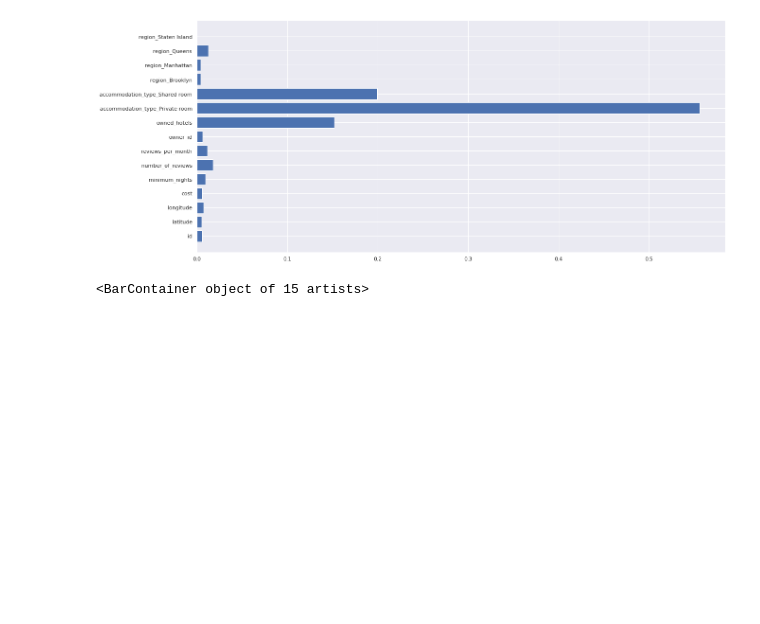
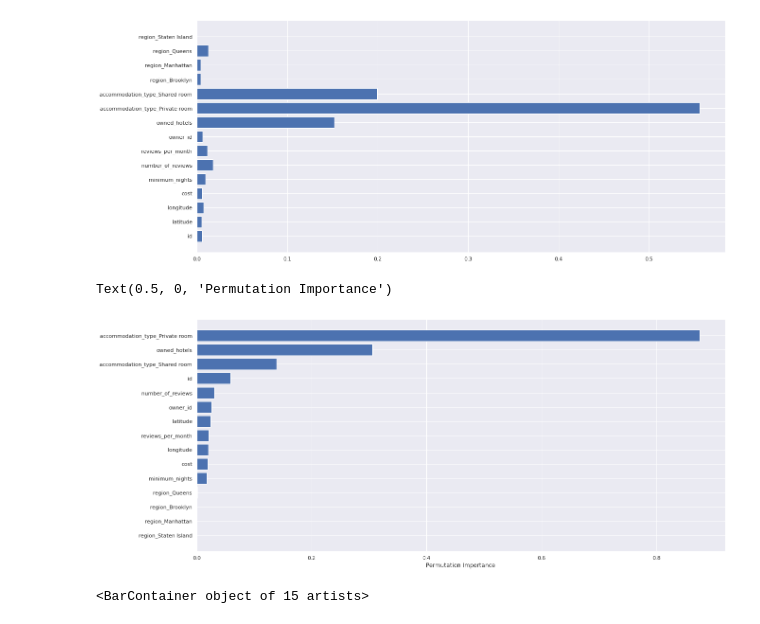
Before and after one commit to MykolaPinchuk/Kaggle, a Jupyter notebook: Projects/hackerrank-ml-test-availability-1.ipynb, the cells around one changed output. Cells and saved outputs as stored; diff of their text form; code cells hidden in the pictures; blank space fills up the shorter version.

Commit message:
Kaggle Notebook | HackerRank_ML_test_1 | Version 3

```diff
--- a/Projects/hackerrank-ml-test-availability-1.ipynb
+++ b/Projects/hackerrank-ml-test-availability-1.ipynb
@@ -473,10 +476,13 @@ plt.barh(X_train.columns, xgb.feature_importances_)
 # %%
 # alternatively, we can use scikit-learn permutation importance:
 
-perm_importance = permutation_importance(xgb, X_test, y_test)
+perm_importance = permutation_importance(xgb, X_train, y_train)
 sorted_idx = perm_importance.importances_mean.argsort()
-plt.barh(boston.feature_names[sorted_idx], perm_importance.importances_mean[sorted_idx])
+plt.barh(X_train.columns[sorted_idx], perm_importance.importances_mean[sorted_idx])
 plt.xlabel("Permutation Importance")
+# %% [output]
+Text(0.5, 0, 'Permutation Importance')
+[figure, added]
 # %%
 # the simplest way to explore feature importance is to check coefficients from a linear model:
 
```
Also changed, not shown: parts of 6 cells of this notebook.
